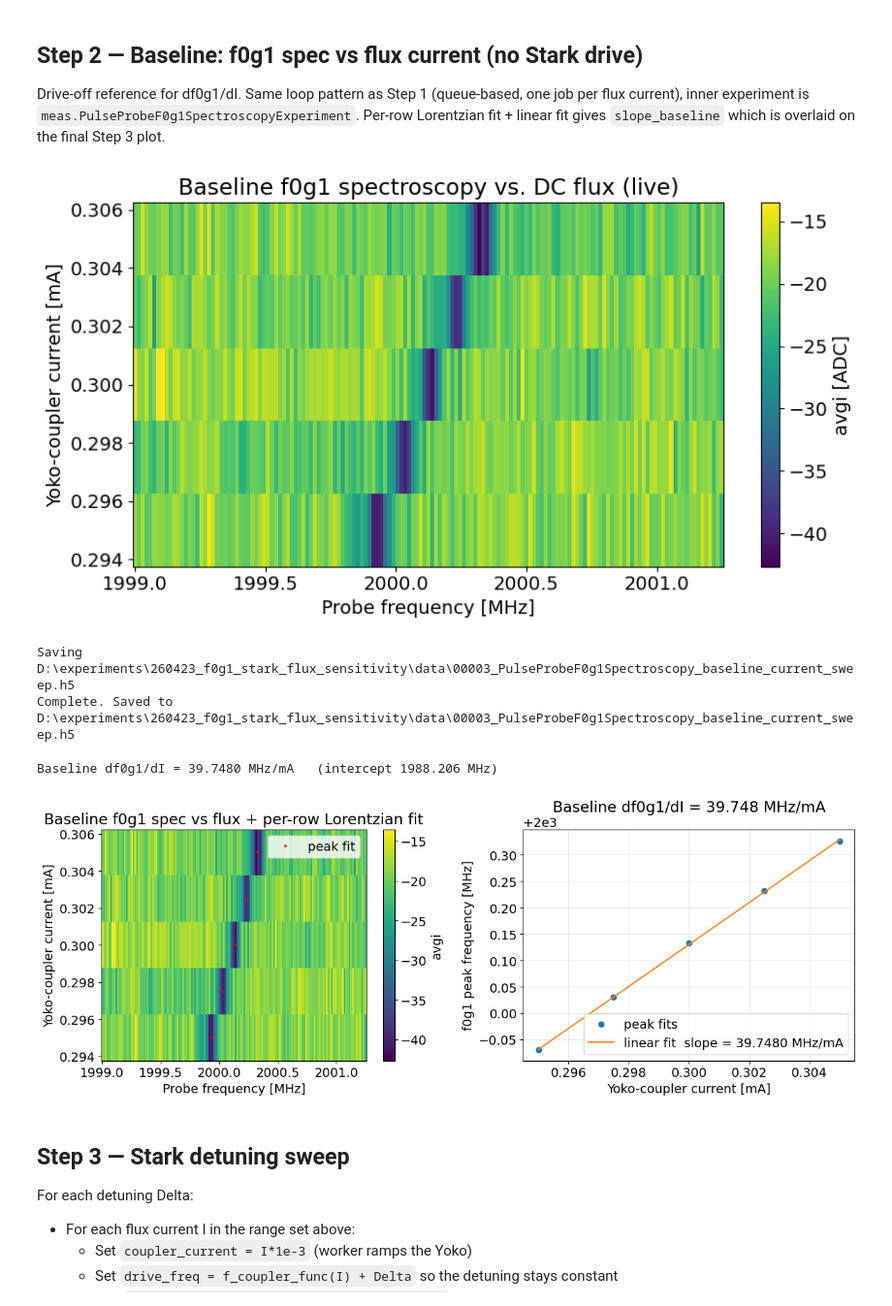
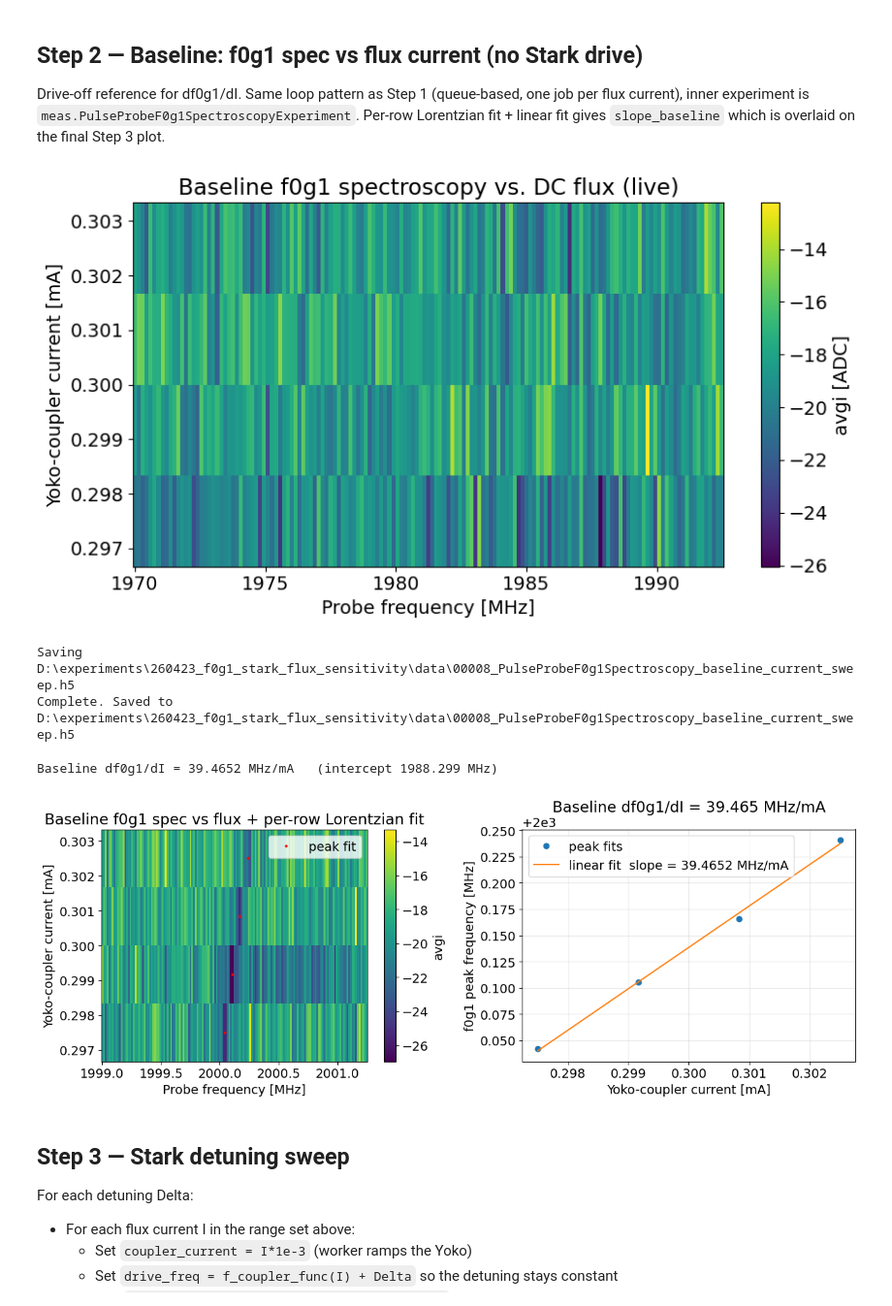
Before and after one commit to SchusterLab/multimode_expts, a Jupyter notebook: measurement_notebooks/QEC/f0g1_stark_flux_sensitivity.ipynb, the cells around one changed output. Shown at 97% size. Saved outputs shown, nothing was run; the diff lists cells and outputs as text; code cells hidden in the pictures.

```diff
--- a/measurement_notebooks/QEC/f0g1_stark_flux_sensitivity.ipynb
+++ b/measurement_notebooks/QEC/f0g1_stark_flux_sensitivity.ipynb
@@ -59,7 +59,7 @@ active_reset_dict = {
 }
 
 USE_QUEUE = True
-mm_base_calib = MM_dual_rail_base(station.hardware_cfg, station.soc)
+mm_base_calib = MM_dual_rail_base(station.hardware_cfg, station.soccfg)
 # %% [output]
 Importing all classes from  D:\python\multimode_expts\experiments\dual_rail
 Importing all classes from  D:\python\multimode_expts\experiments\qsim
@@ -150,7 +150,7 @@ def plot_2d_with_peaks(freqs, currents_mA, signal_2d, peaks_MHz=None,
 # Stark detuning sweep so they share the same x-axis.
 I_set_mA  = 0.30         # set point [mA]
 I_span_mA = 0.005         # full span around set point [mA]
-I_npts    = 11            # number of flux points
+I_npts    = 4          # number of flux points
 # %% [markdown]
 ## Step 1 — Coupler spec vs flux current (build f_coupler(I) lookup)
 
@@ -200,7 +200,7 @@ def do_coupler_current_sweep(
     )
 
     mother_expt = meas.PulseProbeCouplerSpectroscopyExperiment(
-        soccfg=station.soc,
+        soccfg=station.soccfg,
         path=station.data_path,
         prefix='PulseProbeCouplerSpectroscopy_coupler_current_sweep',
         config_file=station.hardware_config_file,
@@ -216,6 +216,7 @@ def do_coupler_current_sweep(
         print(f'  [{idx+1}/{len(current_vals_mA)}] coupler current = {i_mA:.4f} mA')
         expt = runner.run(
             postprocess=False,
+            log=False,                 # don't log per-point inner sweeps; one summary entry is enough
             coupler_current=float(i_mA * 1e-3),
         )
         mother_expt.data['coupler_current_sweep_mA'].append(i_mA)
@@ -442,7 +443,7 @@ def do_f0g1_current_sweep(
     )
 
     mother_expt = meas.PulseProbeF0g1SpectroscopyExperiment(
-        soccfg=station.soc,
+        soccfg=station.soccfg,
         path=station.data_path,
         prefix='PulseProbeF0g1Spectroscopy_baseline_current_sweep',
         config_file=station.hardware_config_file,
@@ -456,7 +457,11 @@ def do_f0g1_current_sweep(
 
     for idx, i_mA in enumerate(current_vals_mA):
         print(f'  [{idx+1}/{len(current_vals_mA)}] coupler current = {i_mA:.4f} mA')
-        expt = runner.run(postprocess=False, coupler_current=float(i_mA * 1e-3))
+        expt = runner.run(
+            postprocess=False,
+            log=False,                 # don't log per-point inner sweeps; one summary entry is enough
+            coupler_current=float(i_mA * 1e-3),
+        )
         mother_expt.data['coupler_current_sweep_mA'].append(i_mA)
         for key, val in expt.data.items():
             mother_expt.data.setdefault(key, []).append(val)
@@ -483,20 +488,20 @@ def do_f0g1_current_sweep(
 # %%
 f0g1_baseline = do_f0g1_current_sweep(
     station,
     sweep_start=I_set_mA - I_span_mA / 2,
     sweep_stop=I_set_mA + I_span_mA / 2,
     sweep_npts=I_npts,
     live_plot=True,
     # Inner overrides
     transition='f0-g1',
-    start=1999, step=0.015, expts=151,   # start=None -> auto-center on calibrated f0g1
+    start=1970, step=0.015*10, expts=151,   # start=None -> auto-center on calibrated f0g1
     gain=100, length=20.0,
     reps=500, rounds=1,
 )
 # %% [output]
-[figure, old version]
+[figure, new version]
-Saving D:\experiments\260423_f0g1_stark_flux_sensitivity\data\00003_PulseProbeF0g1Spectroscopy_baseline_current_sweep.h5
-Complete. Saved to D:\experiments\260423_f0g1_stark_flux_sensitivity\data\00003_PulseProbeF0g1Spectroscopy_baseline_current_sweep.h5
+Saving D:\experiments\260423_f0g1_stark_flux_sensitivity\data\00008_PulseProbeF0g1Spectroscopy_baseline_current_sweep.h5
+Complete. Saved to D:\experiments\260423_f0g1_stark_flux_sensitivity\data\00008_PulseProbeF0g1Spectroscopy_baseline_current_sweep.h5
 # %%
 FIT_CHANNEL = 'avgi'   # 'avgi', 'avgq', or 'amps'
 FIT_SIGN    = 1        # +1 if peak is positive, -1 if negative
@@ -536,8 +541,8 @@ axes[1].grid(True, alpha=0.3)
 plt.tight_layout()
 plt.show()
 # %% [output]
-Baseline df0g1/dI = 39.7480 MHz/mA   (intercept 1988.206 MHz)
+Baseline df0g1/dI = 39.4652 MHz/mA   (intercept 1988.299 MHz)
-[figure, old version]
+[figure, new version]
 # %% [markdown]
 ## Step 3 — Stark detuning sweep
 
```
Also changed, not shown: parts of 3 cells of this notebook, 12 other files.
